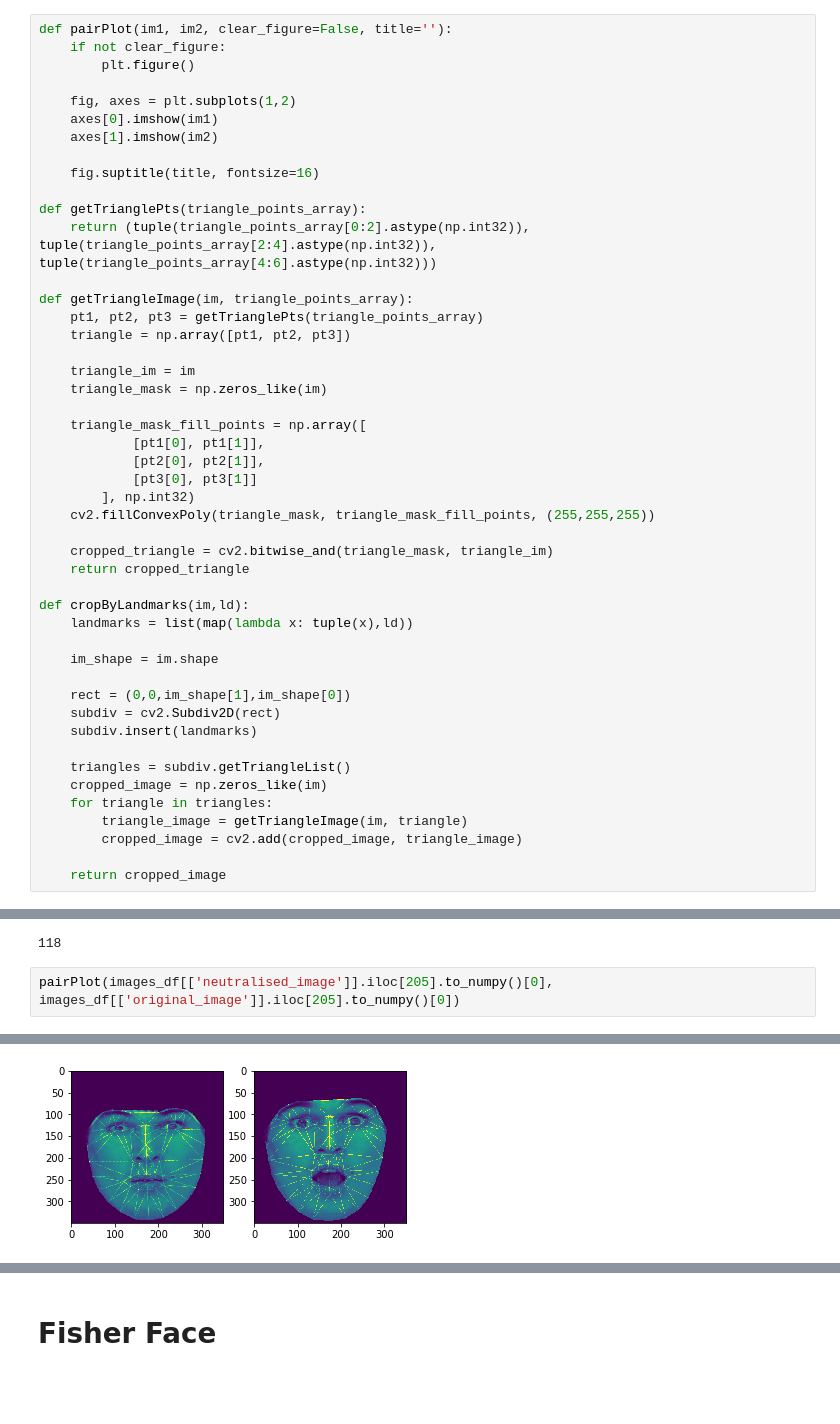
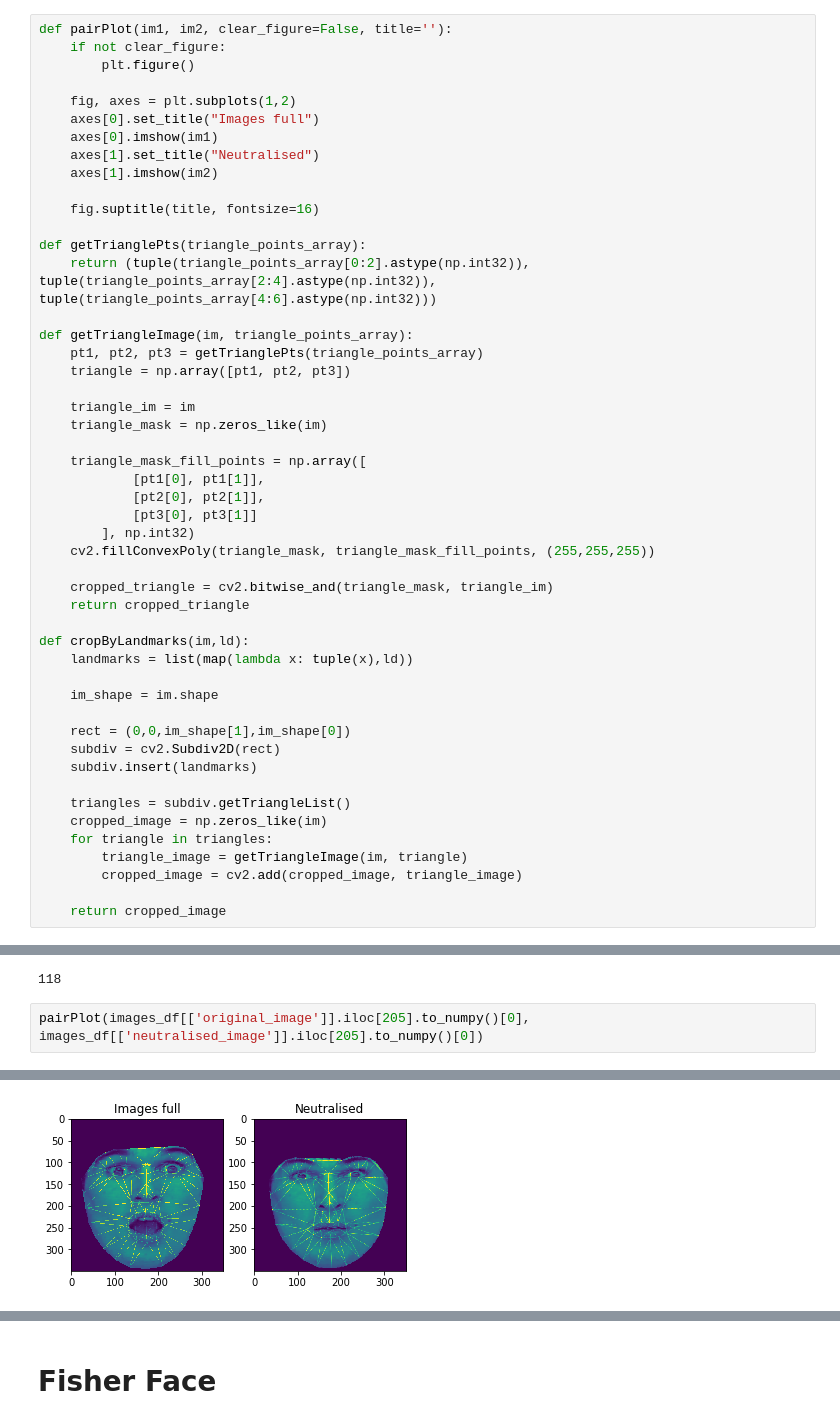
Before and after one commit to maxxiefjv/ACVPR-ExpressionInvariantFaceRecognition, a Jupyter notebook: Final Project Results/FaceRecognition(1).ipynb, the cells around one changed output, grey strips where cells are left out. Drawn from its saved outputs; the diff is of its cells as text; blank space fills up the shorter version.

Commit message:
updated notebook and added images

```diff
--- a/Final Project Results/FaceRecognition(1).ipynb
+++ b/Final Project Results/FaceRecognition(1).ipynb
@@ -123,7 +123,9 @@ def pairPlot(im1, im2, clear_figure=False, title=''):
         plt.figure()
 
     fig, axes = plt.subplots(1,2)
+    axes[0].set_title("Images full")
     axes[0].imshow(im1)
+    axes[1].set_title("Neutralised")
     axes[1].imshow(im2)
 
     fig.suptitle(title, fontsize=16)
@@ -284,7 +292,7 @@ len(set(y_rec_origin_train.to_numpy()))
 # %% [output]
 118
 # %%
-pairPlot(images_df[['neutralised_image']].iloc[205].to_numpy()[0], images_df[['original_image']].iloc[205].to_numpy()[0])
+pairPlot(images_df[['original_image']].iloc[205].to_numpy()[0], images_df[['neutralised_image']].iloc[205].to_numpy()[0])
 # %% [output]
 <Figure size 432x288 with 0 Axes>
-[figure, old version]
+[figure, new version]
```
Also changed, not shown: parts of 16 cells of this notebook, 4 other files.
